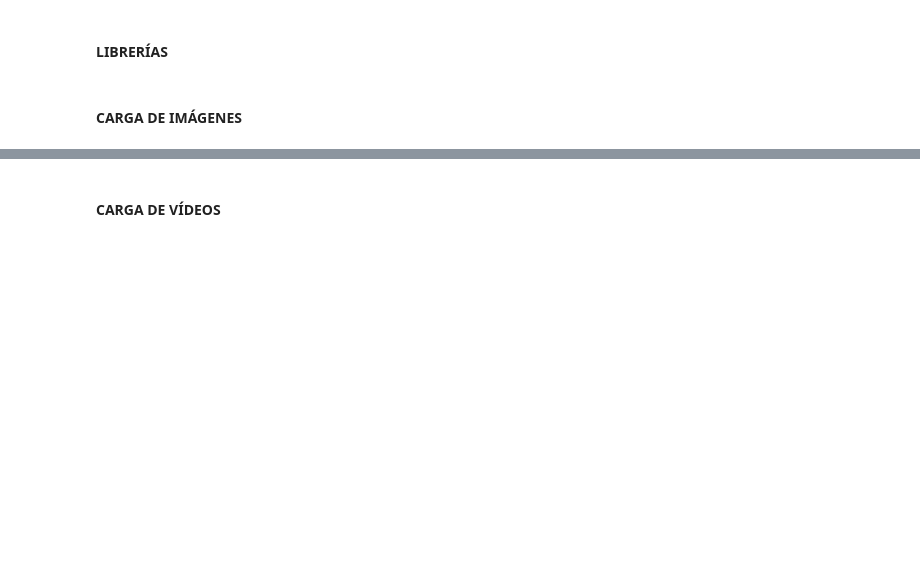
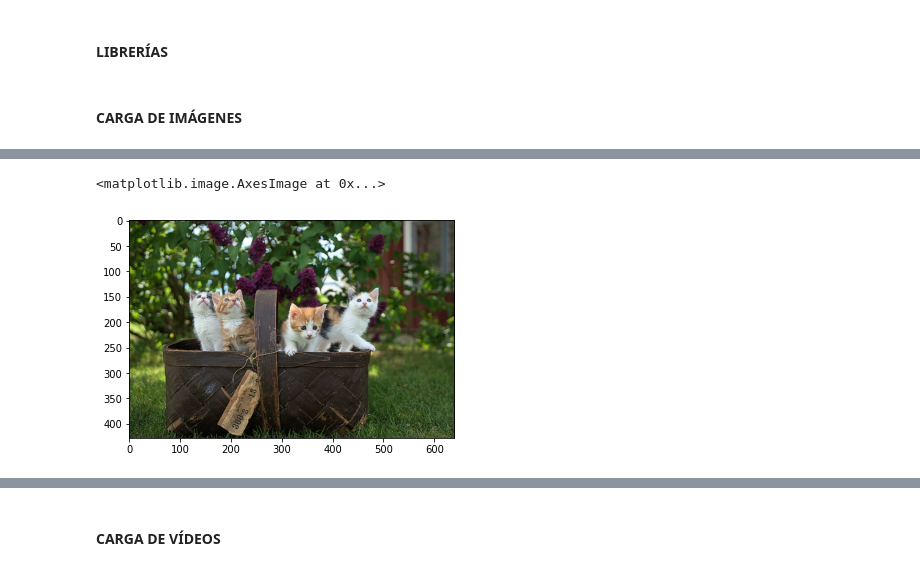
Before and after one commit to almesa93/taller_OpenCV, a Jupyter notebook: archivos/opencv_tutorial.ipynb, the cells around one changed output, grey strips where cells are left out. Cells and saved outputs as stored; diff of their text form; code cells hidden in the pictures; blank space fills up the shorter version.

```diff
--- a/archivos/opencv_tutorial.ipynb
+++ b/archivos/opencv_tutorial.ipynb
@@ -12,0 +25,6 @@ import matplotlib.pyplot as plt
+# %%
+img_rgb = cv.cvtColor(src = img, code = cv.COLOR_BGR2RGB)
+plt.imshow(img_rgb)
+# %% [output]
+<matplotlib.image.AxesImage at 0x...>
+[figure, added]
```
Also changed, not shown: parts of 55 cells of this notebook.
